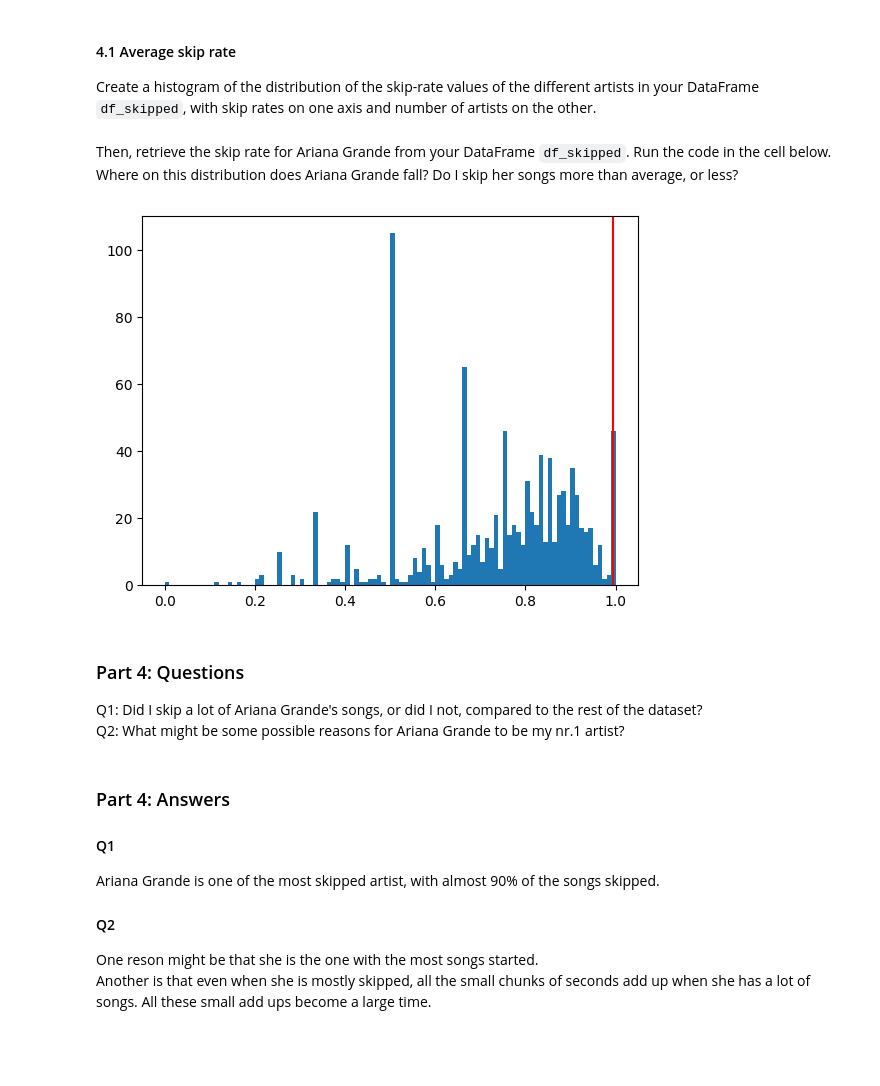
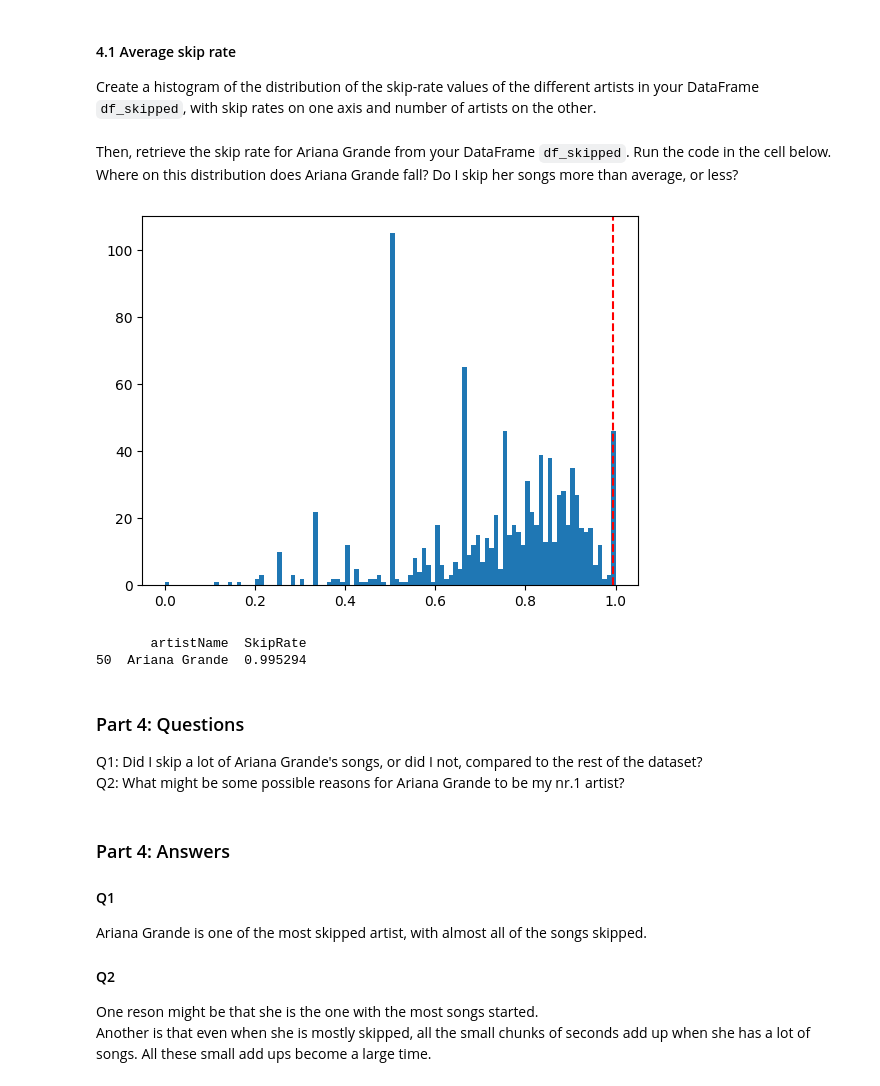
Before and after one commit to bardpedersen/DAT200, a Jupyter notebook: Assignment/Assignment_1/CA1_spotify.ipynb, the cells around one changed output. Saved outputs shown, nothing was run; the diff lists cells and outputs as text; code cells hidden in the pictures; blank space fills up the shorter version.

```diff
--- a/Assignment/Assignment_1/CA1_spotify.ipynb
+++ b/Assignment/Assignment_1/CA1_spotify.ipynb
@@ -237,9 +244,8 @@ For each artist in the dataset, calculate which percentage of their songs was sk
 \
 **Example**: If an artist has **100** songs in your dataset and **25** of these were skipped, the percentage of skipped songs for this artist would be $\frac{25}{100}=25\%$
 # %%
-df_grouped = df.groupby('artistName')['skipped'].mean()
-df_skipped = pd.DataFrame(df_grouped)
-df_skipped.columns = ['SkipRate']
+df_skipped = df.groupby('artistName')['skipped'].mean().reset_index()
+df_skipped.columns = ['artistName', 'SkipRate']
 # %% [markdown]
 #### 3.5 Comparing artists by skip-rate
 Find the `three` top artists with the lowest skip-rate and the `three` with the highest. Print their names, along with their skip-rate.
@@ -272,10 +276,13 @@ Create a histogram of the distribution of the skip-rate values of the different
 Then, retrieve the skip rate for Ariana Grande from your DataFrame `df_skipped`. Run the code in the cell below. Where on this distribution does Ariana Grande fall? Do I skip her songs more than average, or less?
 # %%
 plt.hist(df_skipped['SkipRate'], bins=100)
-plt.axvline(df_skipped.loc['Ariana Grande', 'SkipRate'], color='red')
+plt.axvline(df_skipped[df_skipped['artistName'] == 'Ariana Grande']['SkipRate'].values, color='r', linestyle='dashed')
 plt.show()
+print(df_skipped[df_skipped['artistName'] == 'Ariana Grande'])
 # %% [output]
-[figure, old version]
+[figure, new version]
+       artistName  SkipRate
+50  Ariana Grande  0.995294
 # %% [markdown]
 ### Part 4: Questions
 Q1: Did I skip a lot of Ariana Grande's songs, or did I not, compared to the rest of the dataset? \
@@ -284,7 +291,7 @@ Q2: What might be some possible reasons for Ariana Grande to be my nr.1 artist?
 ### Part 4: Answers
 
 #### Q1
-Ariana Grande is one of the most skipped artist, with almost 90% of the songs skipped.
+Ariana Grande is one of the most skipped artist, with almost all of the songs skipped.
 
 #### Q2
 One reson might be that she is the one with the most songs started.
```
Also changed, not shown: parts of 3 cells of this notebook.
